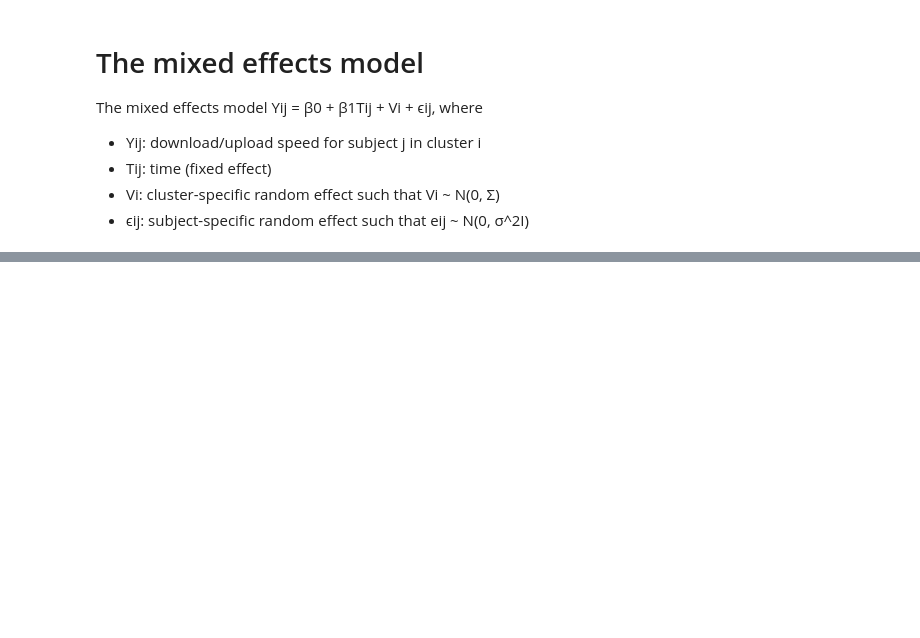
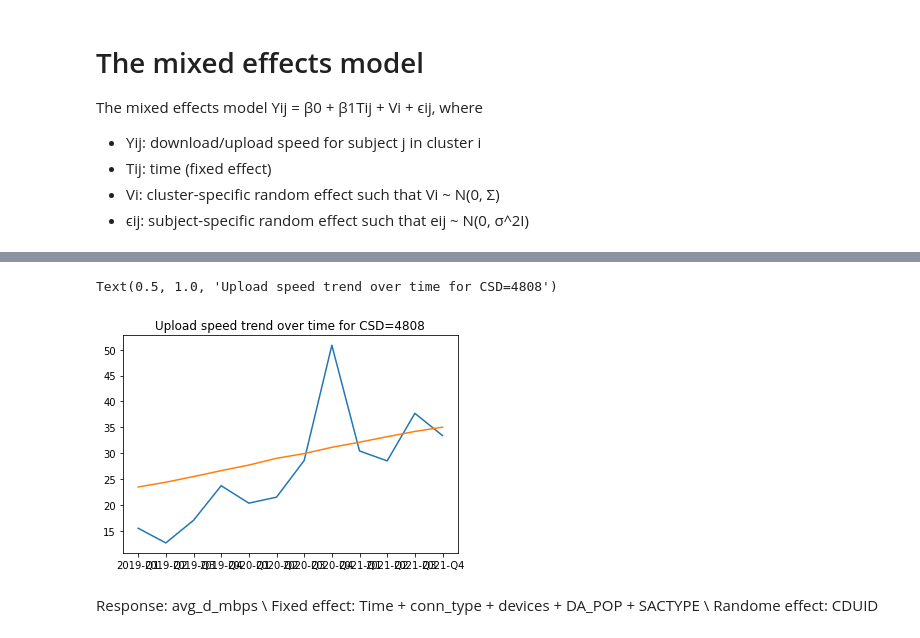
Before and after one commit to rennydoig/ssc22-case-comp, a Jupyter notebook: Daisy_dir/The_mixed_effect_model.ipynb, the cells around one changed output, grey strips where cells are left out. Drawn from its saved outputs; the diff is of its cells as text; code cells hidden in the pictures; blank space fills up the shorter version.

```diff
--- a/Daisy_dir/The_mixed_effect_model.ipynb
+++ b/Daisy_dir/The_mixed_effect_model.ipynb
@@ -232,0 +154,13 @@ weighted avg       0.93      0.31      0.39       236
+# %%
+os.chdir('/content/drive/MyDrive/2022 SSC Case Study/dataset/')
+with open('./cd-w-avg-with-dist.p', 'rb') as file:
+  df = pickle.load(file)
+# %%
+t_vals = sorted(df['time'].unique()) # sorts year-quarter values
+t_ints = [*range(1,len(t_vals)+1)] # creates a list of integers [1, 2, ...]
+df['Time'] = df['time'].replace(to_replace=t_vals, value=t_ints)
+
+maxTime = df['Time'].max()
+data_train = df[df['Time'] < maxTime] # all the observations except the last one are training set
+data_test = df[df['Time'] == maxTime] # the last obseravtion is test set
+data_train
@@ -232,0 +185,3 @@ weighted avg       0.93      0.31      0.39       236
+# %%
+result = mixedEffctModel(data_train, 'avg_u_mbps ~ Time + conn_type + devices + DA_POP + SACTYPE', 'CDUID')
+makePrediction(data_test['avg_u_mbps'], result, 'CDUID')
@@ -232,0 +206,25 @@ weighted avg       0.93      0.31      0.39       236
+# %%
+## Take only one CSD (PRUID=48 (Alberta) and conn_type = 'fixed') as an example.
+ab_data = df[(df['PRUID'] == 48) & (df['conn_type'] == 'fixed')]
+ab_data2 = ab_data[ab_data['CDUID']==4807].sort_values(by='time')
+plot_x = ab_data2['time']
+plot_y = ab_data2['avg_u_mbps']
+
+fix_eff_pred = result.predict(exog=ab_data2)
+ran_eff_pred = []
+for i in range(ab_data2.shape[0]):
+    x = ab_data2['CDUID'].iloc[i]
+    ran_eff_pred.append(result.random_effects[x])
+pred = fix_eff_pred + np.concatenate(ran_eff_pred)
+ab_data2['pred'] = pred
+
+plt.plot(plot_x, plot_y)
+plt.plot(ab_data2['time'], ab_data2['pred'])
+plt.title('Upload speed trend over time for CSD={csd}'.format(csd = 4808))
+# %% [output]
+Text(0.5, 1.0, 'Upload speed trend over time for CSD=4808')
+[figure, added]
+# %% [markdown]
+Response: avg_d_mbps \\
+Fixed effect: Time + conn_type + devices + DA_POP + SACTYPE \\
+Randome effect: CDUID
```
Also changed, not shown: parts of 17 cells of this notebook.
